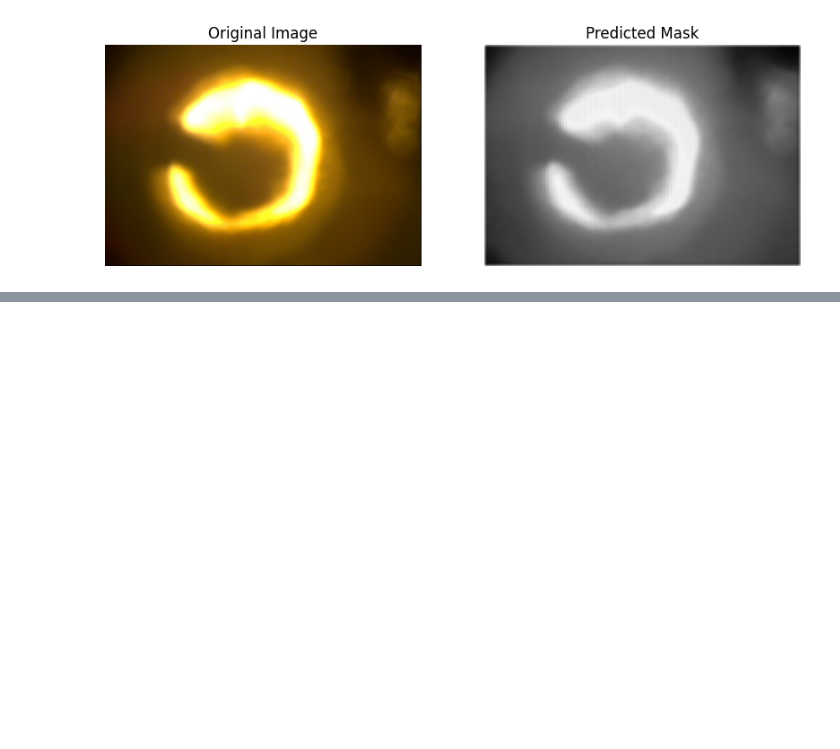
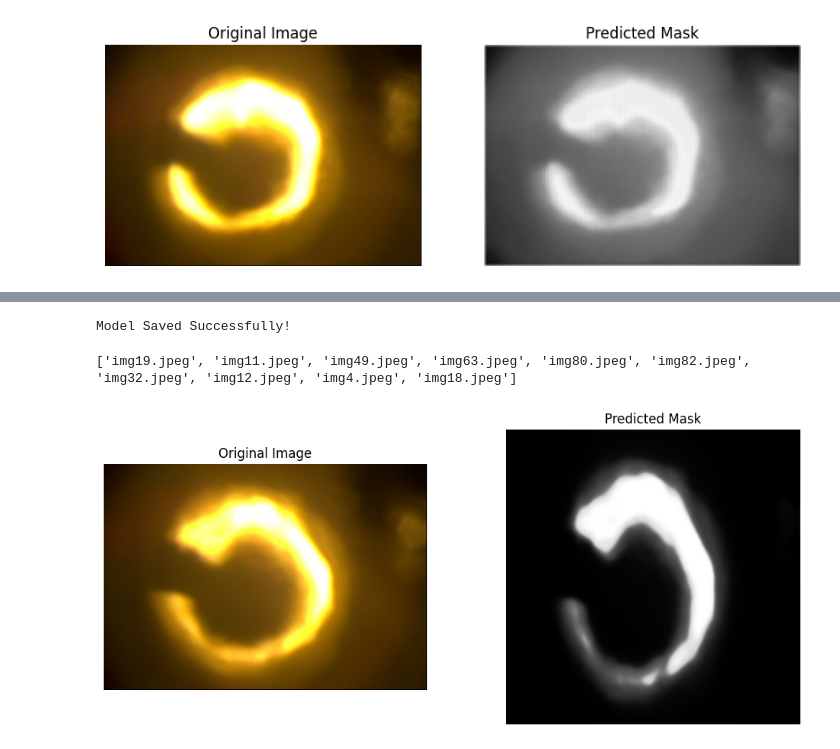
Before and after one commit to CodeWithSudhanshu/Industrial-Plume-Detection, a Jupyter notebook: PCI_Plume_Project.ipynb, the cells around one changed output, grey strips where cells are left out. Drawn from its saved outputs; the diff is of its cells as text; code cells hidden in the pictures; blank space fills up the shorter version.

```diff
--- a/PCI_Plume_Project.ipynb
+++ b/PCI_Plume_Project.ipynb
@@ -812,0 +1150,8 @@ plt.show()
+# %%
+for images, masks in train_loader:
+
+    print(images.shape)
+
+    print(masks.shape)
+
+    break
@@ -812,0 +1161,11 @@ plt.show()
+# %%
+model = UNet().to(device)
+
+criterion = nn.BCEWithLogitsLoss()
+
+optimizer = torch.optim.Adam(
+    model.parameters(),
+    lr=0.001
+)
+
+print("Model Ready!")
@@ -812,0 +1236,59 @@ plt.show()
+# %%
+torch.save(
+    model.state_dict(),
+    "/content/drive/MyDrive/PCI-PROJECT/models/unet_100images.pth"
+)
+
+print("Model Saved Successfully!")
+# %% [output]
+Model Saved Successfully!
+# %%
+import os
+
+test_folder = "/content/drive/MyDrive/PCI-PROJECT/datasets/testing/images"
+
+print(os.listdir(test_folder))
+# %% [output]
+['img19.jpeg', 'img11.jpeg', 'img49.jpeg', 'img63.jpeg', 'img80.jpeg', 'img82.jpeg', 'img32.jpeg', 'img12.jpeg', 'img4.jpeg', 'img18.jpeg']
+# %%
+import cv2
+import torch
+import numpy as np
+import matplotlib.pyplot as plt
+
+test_image_path = "/content/drive/MyDrive/PCI-PROJECT/datasets/testing/images/img19.jpeg"
+
+image = cv2.imread(test_image_path)
+image_rgb = cv2.cvtColor(image, cv2.COLOR_BGR2RGB)
+
+# Resize to same size used during training
+image_resized = cv2.resize(image_rgb, (256, 256))
+
+input_image = torch.tensor(image_resized).permute(2, 0, 1).float() / 255.0
+input_image = input_image.unsqueeze(0).to(device)
+
+model.eval()
+
+with torch.no_grad():
+
+    prediction = model(input_image)
+
+    prediction = torch.sigmoid(prediction)
+
+    prediction = prediction.squeeze().cpu().numpy()
+
+plt.figure(figsize=(12,5))
+
+plt.subplot(1,2,1)
+plt.imshow(image_rgb)
+plt.title("Original Image")
+plt.axis("off")
+
+plt.subplot(1,2,2)
+plt.imshow(prediction, cmap="gray")
+plt.title("Predicted Mask")
+plt.axis("off")
+
+plt.show()
+# %% [output]
+[figure, added]
```
Also changed, not shown: parts of 26 cells of this notebook.
